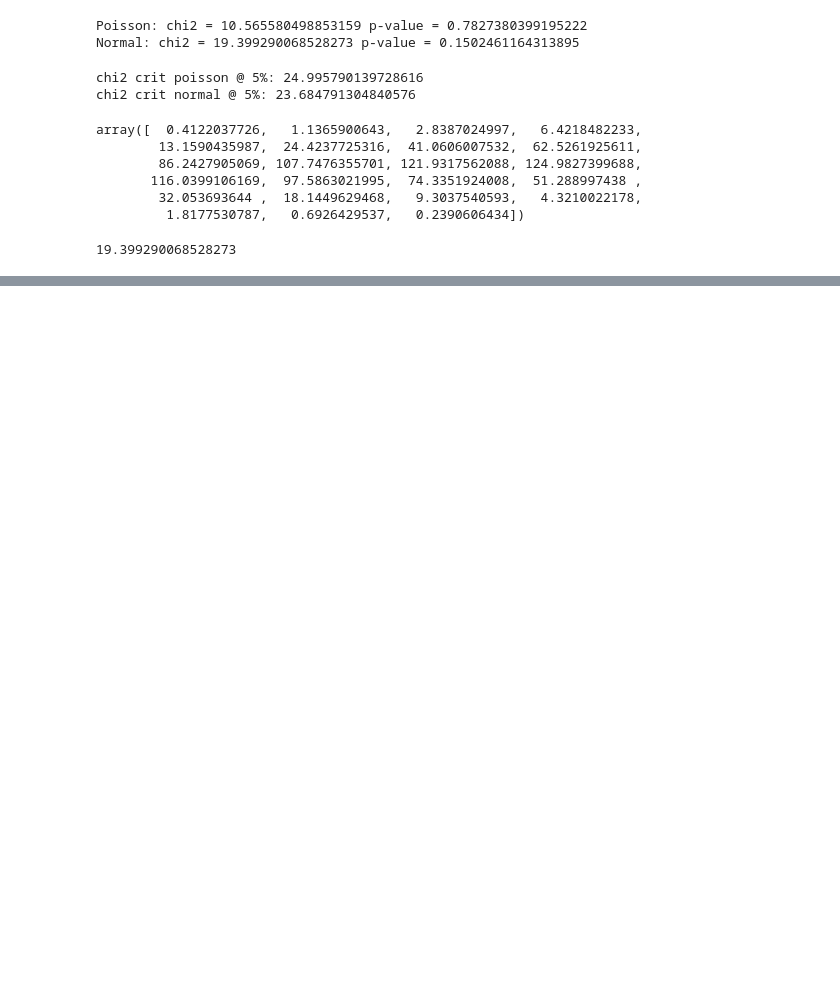
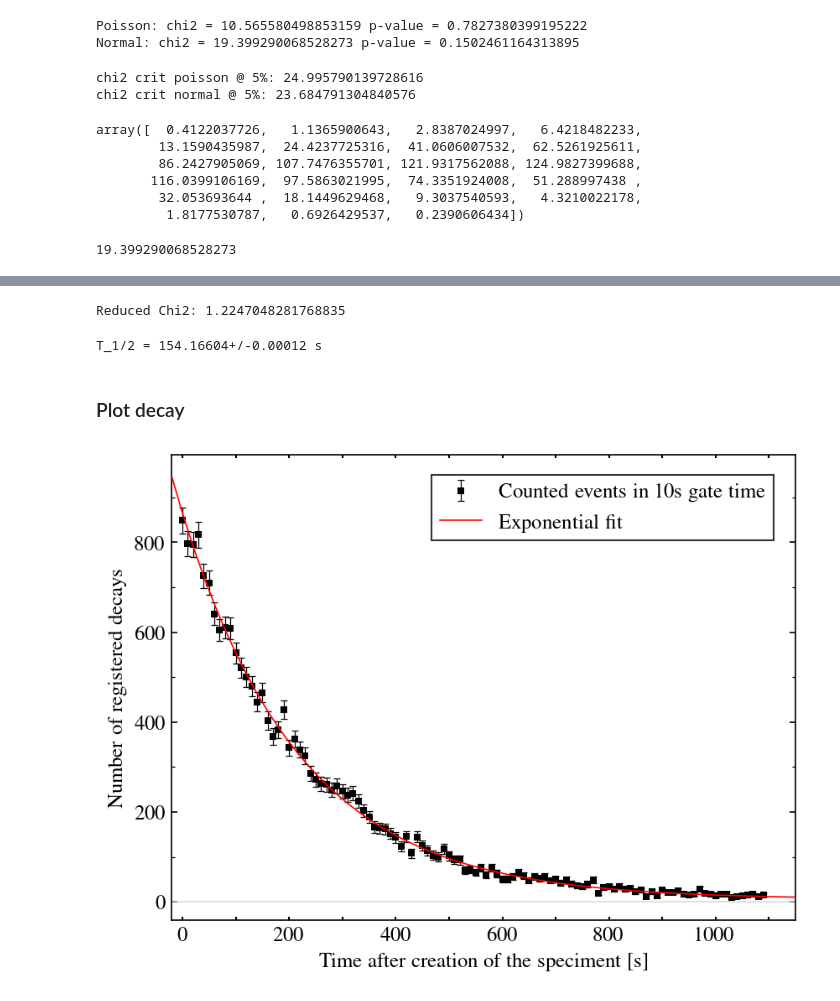
Before and after one commit to dantona02/C2lab, a Jupyter notebook: C46.ipynb, the cells around one changed output, grey strips where cells are left out. Saved outputs shown, nothing was run; the diff lists cells and outputs as text; code cells hidden in the pictures; blank space fills up the shorter version.

```diff
--- a/C46.ipynb
+++ b/C46.ipynb
@@ -409,0 +539,79 @@ np.sum((new_counts - expected_normal) ** 2 / expected_normal)
+# %%
+decay = decay[:,0]
+# %%
+gate_time = 10 #in s
+time = np.arange(0, len(decay) * gate_time, gate_time)
+errDecay = np.array([np.sqrt(i) for i in decay])
+# %%
+def exp(x, a, b, c):
+    return a * np.exp(b*x) + c
+# %%
+popt, pcov = curve_fit(exp, time, decay, sigma=errDecay, absolute_sigma=True, p0=[1, -1 ,0])
+# %%
+y_predicted = exp(time, popt[0], popt[1], popt[2])
+residuals = decay - y_predicted
+
+chi2 = sum((residuals / errDecay) ** 2)
+n = len(time) - len(popt)
+
+red_Chi2 = chi2 / n
+print(f'Reduced Chi2: {red_Chi2}')
+# %% [output]
+Reduced Chi2: 1.2247048281768835
+# %%
+T12 = - np.log(2) / ufloat(popt[1], pcov[1][1])
+print(f'T_1/2 = {T12:.5f} s')
+# %% [output]
+T_1/2 = 154.16604+/-0.00012 s
+# %% [markdown]
+### Plot decay
+# %%
+fig, ax = plt.subplots(dpi=150)
+
+plt.rcParams["font.family"] = "times"
+plt.rcParams["text.usetex"] = True
+
+x = np.linspace(-20, 1200, 10000)
+
+
+ax.errorbar(time, decay,
+            capsize=2,
+            xerr=None, yerr=errDecay,
+            ecolor='black',
+            elinewidth=.6,
+            capthick=.6,
+            markersize=4, fmt="s",
+            markeredgecolor='none', c="black",
+            label=f'Counted events in 10s gate time',
+            zorder=2)
+ax.set_xlim(-20, 1150)
+ax.plot(x, exp(x, popt[0], popt[1], popt[2]),
+        c='red',
+        linewidth=.8,
+        label='Exponential fit',
+        zorder=3)
+
+ax.axhline(0, color='lightgray', linestyle='-', alpha=.8, linewidth=.8)
+
+ax.set_ylabel('Number of registered decays', fontsize=12)
+ax.set_xlabel('Time after creation of the speciment [s]', fontsize=12)
+ax.xaxis.set_minor_locator(AutoMinorLocator(2))
+ax.yaxis.set_minor_locator(AutoMinorLocator(2))
+ax.tick_params(axis='x', which='both',direction='in', labelsize=12, width=1, length=2, bottom=True, top=True)
+ax.tick_params(axis='y', which='both',direction='in', labelsize=12, left=True, right=True)
+
+handles, labels = plt.gca().get_legend_handles_labels()
+order = [1, 0]
+
+plt.legend([handles[idx] for idx in order],
+        [labels[idx] for idx in order],
+        loc="upper left",
+        bbox_to_anchor=(0.4, 0.98),
+        fancybox=False,
+        edgecolor='black',
+        fontsize=12)
+plt.show()
+
+# fig.savefig('/Users/danielmiksch/Library/CloudStorage/OneDrive-Persönlich/Uni/C-Praktikum/C46/Plots/decay.pdf')
+# %% [output]
+[figure, added]
```
Also changed, not shown: parts of 20 cells of this notebook.
